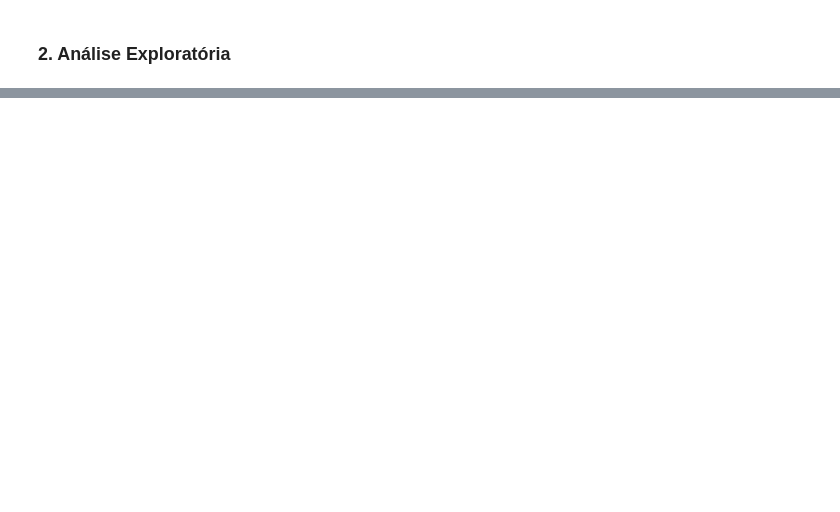
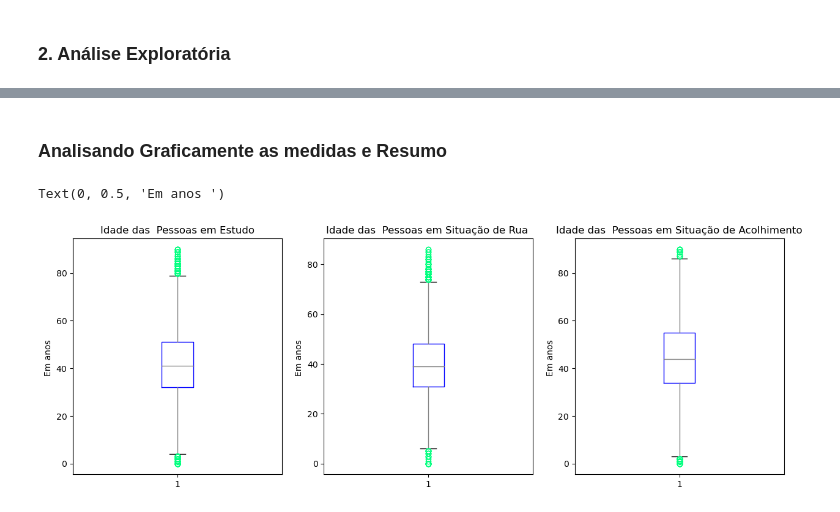
Before and after one commit to wellingtonrs07/Infer-ncia-Planos-de-Sa-de, a Jupyter notebook: Inferência_moradores_de_rua (Principal)/Planilha_Tratada_Projeto2.ipynb, the cells around one changed output, grey strips where cells are left out. Cells and saved outputs as stored; diff of their text form; code cells hidden in the pictures; blank space fills up the shorter version.

Commit message:
Planilha_final de Análise de Idade

```diff
--- a/Inferência_moradores_de_rua (Principal)/Planilha_Tratada_Projeto2.ipynb
+++ b/Inferência_moradores_de_rua (Principal)/Planilha_Tratada_Projeto2.ipynb
@@ -163,0 +272,7 @@ dtype: object
+# %%
+#Aqui, precisamos converter as Variáveis 'Idade' em Variáveis Inteiras, para a montagem do histograma, é importante salientar que,
+#esse problema
+filtro_idade = df['Idade'] != 'Não respondeu'
+df_hist = df.loc[filtro_idade , : ]
+le = LabelEncoder()
+df_hist['Idade'] = le.fit_transform(df_hist['Idade'])
@@ -163,0 +281,8 @@ dtype: object
+# %%
+#Estabelecendo Filtros para Printar 2 Histogramas : Idade de pessoas na rua e acolhidos
+
+filtro_rua = df_hist['Situação de rua'] == 'Rua'
+filtro_acolhidos = df_hist['Situação de rua'] == 'Acolhido'
+
+df_hist_rua = df_hist.loc[filtro_rua , :]
+df_hist_acolhidos = df_hist.loc[filtro_acolhidos , :]
@@ -163,0 +330,41 @@ dtype: object
+# %% [markdown]
+### Analisando Graficamente as medidas e Resumo
+# %%
+plt.figure(figsize = (15,5))
+
+plt.subplot(131)
+
+plt.boxplot(df_hist.Idade,
+            boxprops=dict(color='blue'),
+            medianprops=dict(color='gray'),
+            capprops=dict(color='black'),
+            whiskerprops=dict(color='gray'),
+            flierprops=dict(color='yellow', markeredgecolor='springgreen')
+            )
+plt.title('Idade das  Pessoas em Estudo')
+plt.ylabel('Em anos ')
+
+plt.subplot(132)
+plt.boxplot(df_hist_rua.Idade,
+            boxprops=dict(color='blue'),
+            medianprops=dict(color='gray'),
+            capprops=dict(color='black'),
+            whiskerprops=dict(color='gray'),
+            flierprops=dict(color='yellow', markeredgecolor='springgreen')
+            )
+plt.title('Idade das  Pessoas em Situação de Rua ')
+plt.ylabel('Em anos ')
+
+plt.subplot(133)
+plt.boxplot(df_hist_acolhidos.Idade,
+            boxprops=dict(color='blue'),
+            medianprops=dict(color='gray'),
+            capprops=dict(color='black'),
+            whiskerprops=dict(color='gray'),
+            flierprops=dict(color='yellow', markeredgecolor='springgreen')
+            )
+plt.title('Idade das  Pessoas em Situação de Acolhimento')
+plt.ylabel('Em anos ')
+# %% [output]
+Text(0, 0.5, 'Em anos ')
+[figure, added]
```
Also changed, not shown: parts of 36 cells of this notebook.
